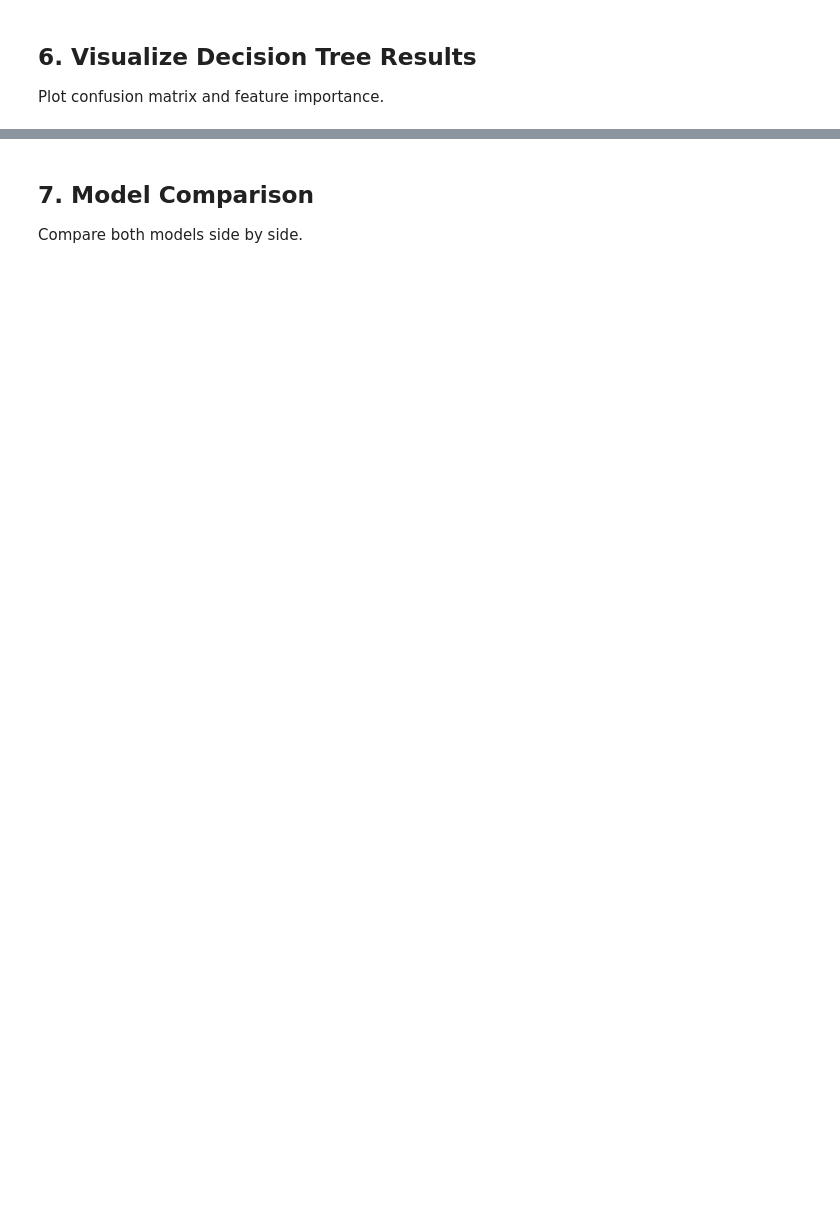
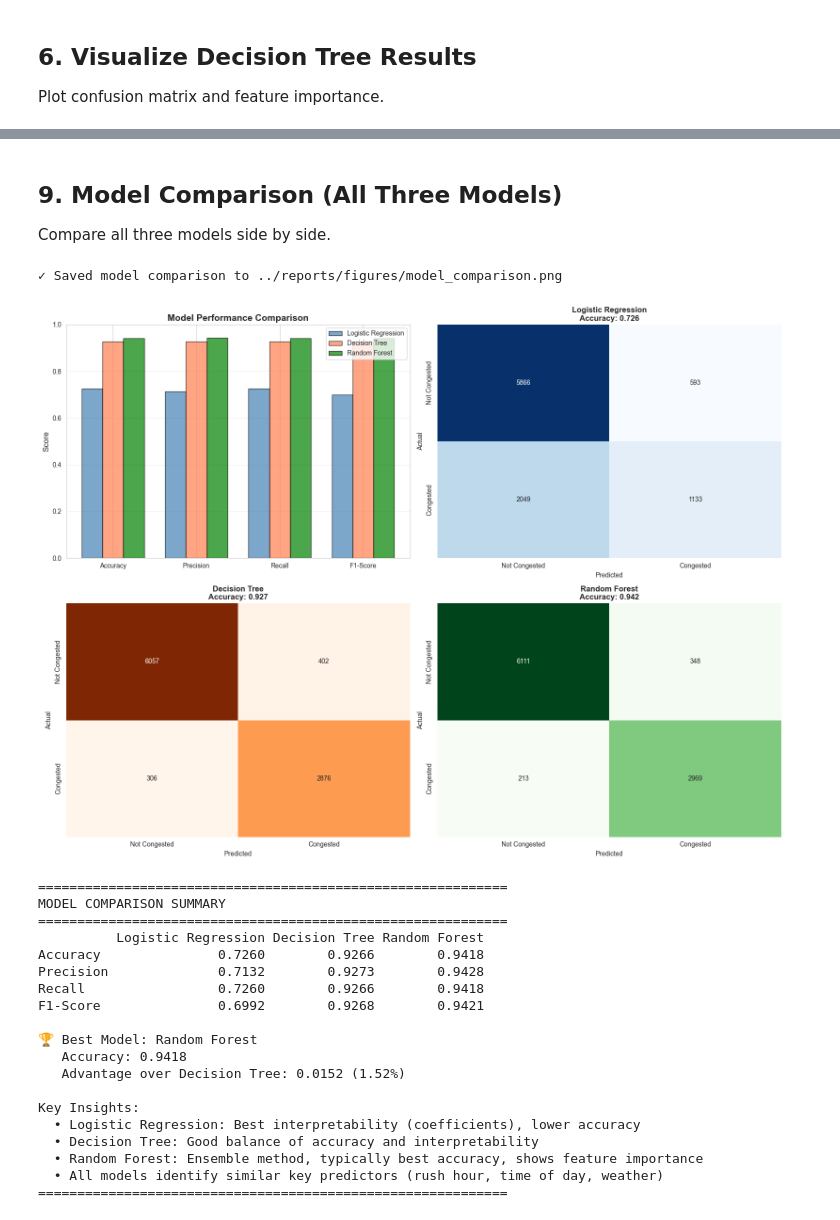
Before and after one commit to takoshonia/Data_Science_Final_Project, a Jupyter notebook: notebooks/04_machine_learning.ipynb, the cells around one changed output, grey strips where cells are left out. Drawn from its saved outputs; the diff is of its cells as text; code cells hidden in the pictures; blank space fills up the shorter version.

Commit message:
Update project: Add Random Forest model, interactive visualizations, Streamlit dashboard, and update documentation

```diff
--- a/notebooks/04_machine_learning.ipynb
+++ b/notebooks/04_machine_learning.ipynb
@@ -130,0 +245,10 @@ plot_feature_importance(
+# %%
+# Train Random Forest
+rf_model, rf_metrics = train_random_forest(
+    X, y,
+    test_size=0.2,
+    random_state=42,
+    n_estimators=100,
+    max_depth=15,  # Limit depth to prevent overfitting
+    min_samples_split=20
+)
@@ -131,15 +296,38 @@ plot_feature_importance(
 # %% [markdown]
-## 7. Model Comparison
+## 9. Model Comparison (All Three Models)
 
-Compare both models side by side.
+Compare all three models side by side.
 # %%
-# Compare models
+# Compare all three models
 plot_model_comparison(
     lr_metrics,
     dt_metrics,
+    rf_metrics,
     save_path='../reports/figures/model_comparison.png'
 )
 
 # Print detailed comparison
-print_model_comparison_summary(lr_metrics, dt_metrics)
+print_model_comparison_summary(lr_metrics, dt_metrics, rf_metrics)
+# %% [output]
+✓ Saved model comparison to ../reports/figures/model_comparison.png
+[figure, added]
+============================================================
+MODEL COMPARISON SUMMARY
+============================================================
+          Logistic Regression Decision Tree Random Forest
+Accuracy               0.7260        0.9266        0.9418
+Precision              0.7132        0.9273        0.9428
+Recall                 0.7260        0.9266        0.9418
+F1-Score               0.6992        0.9268        0.9421
+
+🏆 Best Model: Random Forest
+   Accuracy: 0.9418
+   Advantage over Decision Tree: 0.0152 (1.52%)
+
+Key Insights:
+  • Logistic Regression: Best interpretability (coefficients), lower accuracy
+  • Decision Tree: Good balance of accuracy and interpretability
+  • Random Forest: Ensemble method, typically best accuracy, shows feature importance
+  • All models identify similar key predictors (rush hour, time of day, weather)
+============================================================
 # %% [markdown]
```
Also changed, not shown: parts of 15 cells of this notebook, 31 other files.
